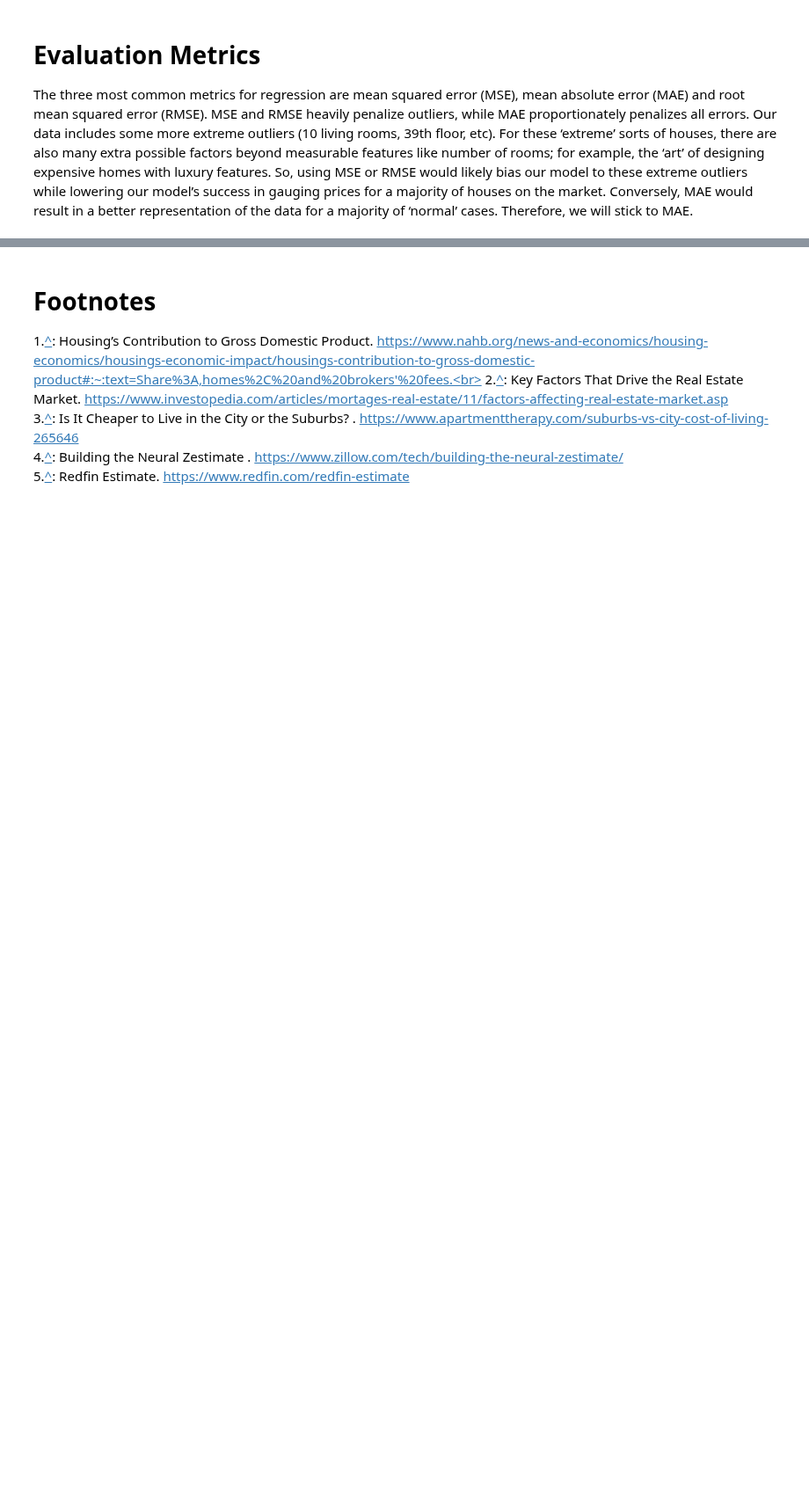
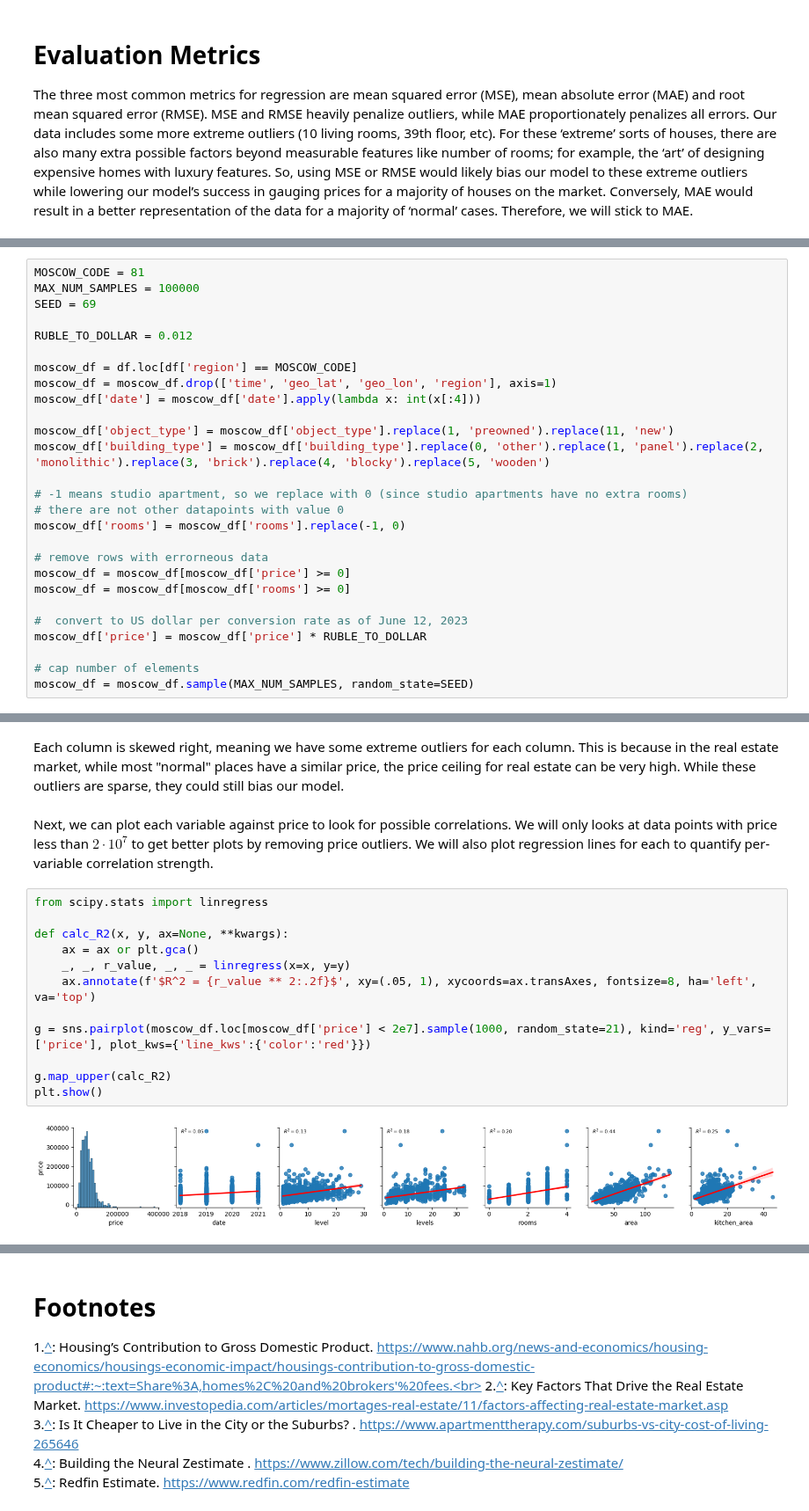
Before and after one commit to COGS118A/Group005-SP23, a Jupyter notebook: FinalProject_Group005-SP23.ipynb, the cells around one changed output, grey strips where cells are left out. Shown at 88% size. Saved outputs shown, nothing was run; the diff lists cells and outputs as text; blank space fills up the shorter version.

```diff
--- a/FinalProject_Group005-SP23.ipynb
+++ b/FinalProject_Group005-SP23.ipynb
@@ -118,0 +122,27 @@ Reiterate your main point and in just a few sentences tell us how your results s
+# %%
+MOSCOW_CODE = 81
+MAX_NUM_SAMPLES = 100000
+SEED = 69
+
+RUBLE_TO_DOLLAR = 0.012
+
+moscow_df = df.loc[df['region'] == MOSCOW_CODE]
+moscow_df = moscow_df.drop(['time', 'geo_lat', 'geo_lon', 'region'], axis=1)
+moscow_df['date'] = moscow_df['date'].apply(lambda x: int(x[:4]))
+
+moscow_df['object_type'] = moscow_df['object_type'].replace(1, 'preowned').replace(11, 'new')
+moscow_df['building_type'] = moscow_df['building_type'].replace(0, 'other').replace(1, 'panel').replace(2, 'monolithic').replace(3, 'brick').replace(4, 'blocky').replace(5, 'wooden')
+
+# -1 means studio apartment, so we replace with 0 (since studio apartments have no extra rooms)
+# there are not other datapoints with value 0
+moscow_df['rooms'] = moscow_df['rooms'].replace(-1, 0)
+
+# remove rows with errorneous data
+moscow_df = moscow_df[moscow_df['price'] >= 0]
+moscow_df = moscow_df[moscow_df['rooms'] >= 0]
+
+#  convert to US dollar per conversion rate as of June 12, 2023
+moscow_df['price'] = moscow_df['price'] * RUBLE_TO_DOLLAR
+
+# cap number of elements
+moscow_df = moscow_df.sample(MAX_NUM_SAMPLES, random_state=SEED)
@@ -118,0 +178,18 @@ Reiterate your main point and in just a few sentences tell us how your results s
+# %% [markdown]
+Each column is skewed right, meaning we have some extreme outliers for each column. This is because in the real estate market, while most "normal" places have a similar price, the price ceiling for real estate can be very high. While these outliers are sparse, they could still bias our model.
+# %% [markdown]
+Next, we can plot each variable against price to look for possible correlations. We will only looks at data points with price less than $2 \cdot 10^7$ to get better plots by removing price outliers. We will also plot regression lines for each to quantify per-variable correlation strength.
+# %%
+from scipy.stats import linregress
+
+def calc_R2(x, y, ax=None, **kwargs):
+    ax = ax or plt.gca()
+    _, _, r_value, _, _ = linregress(x=x, y=y)
+    ax.annotate(f'$R^2 = {r_value ** 2:.2f}$', xy=(.05, 1), xycoords=ax.transAxes, fontsize=8, ha='left', va='top')
+
+g = sns.pairplot(moscow_df.loc[moscow_df['price'] < 2e7].sample(1000, random_state=21), kind='reg', y_vars=['price'], plot_kws={'line_kws':{'color':'red'}})
+
+g.map_upper(calc_R2)
+plt.show()
+# %% [output]
+[figure, added]
```
Also changed, not shown: parts of 118 cells of this notebook, 6 other files.
